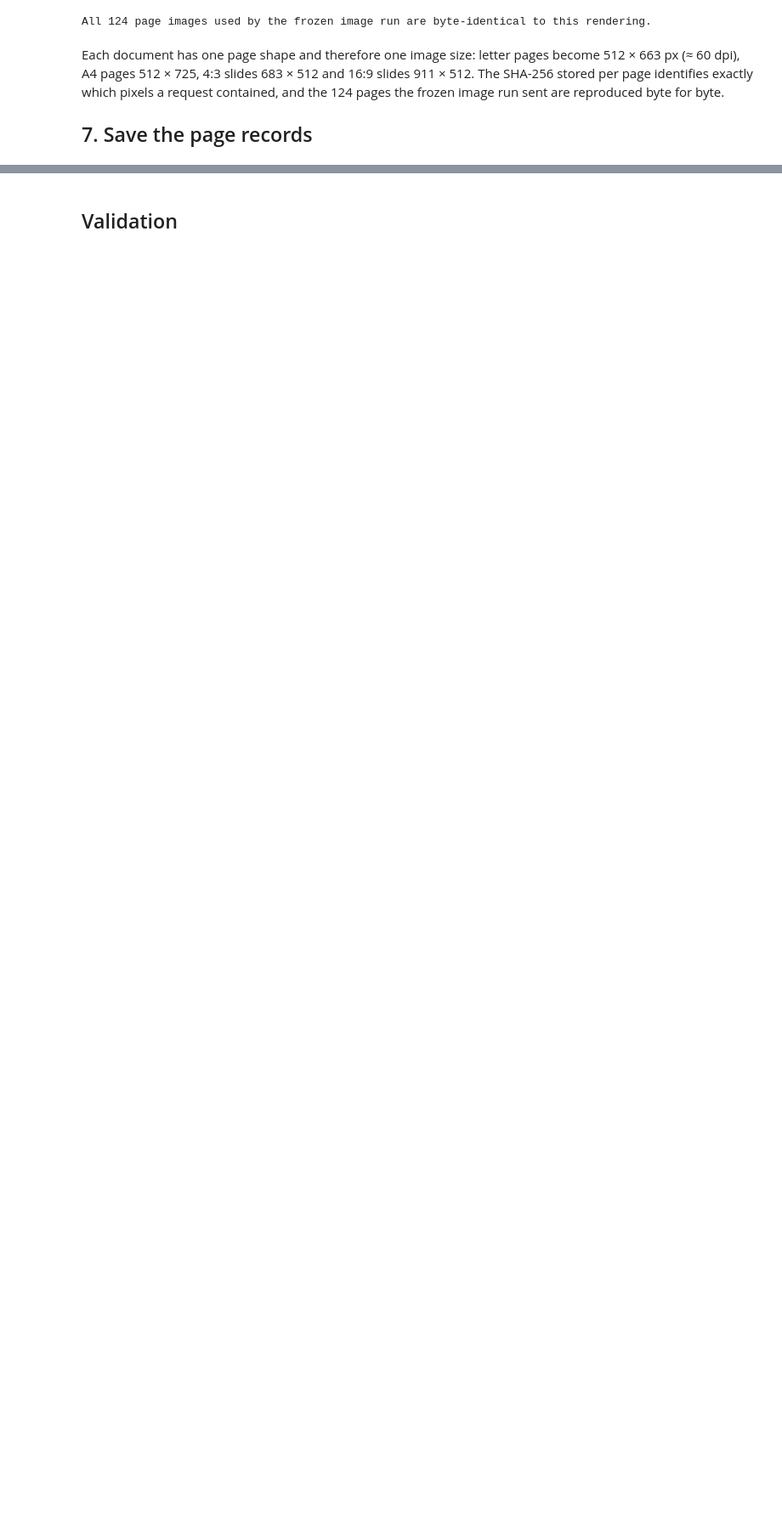
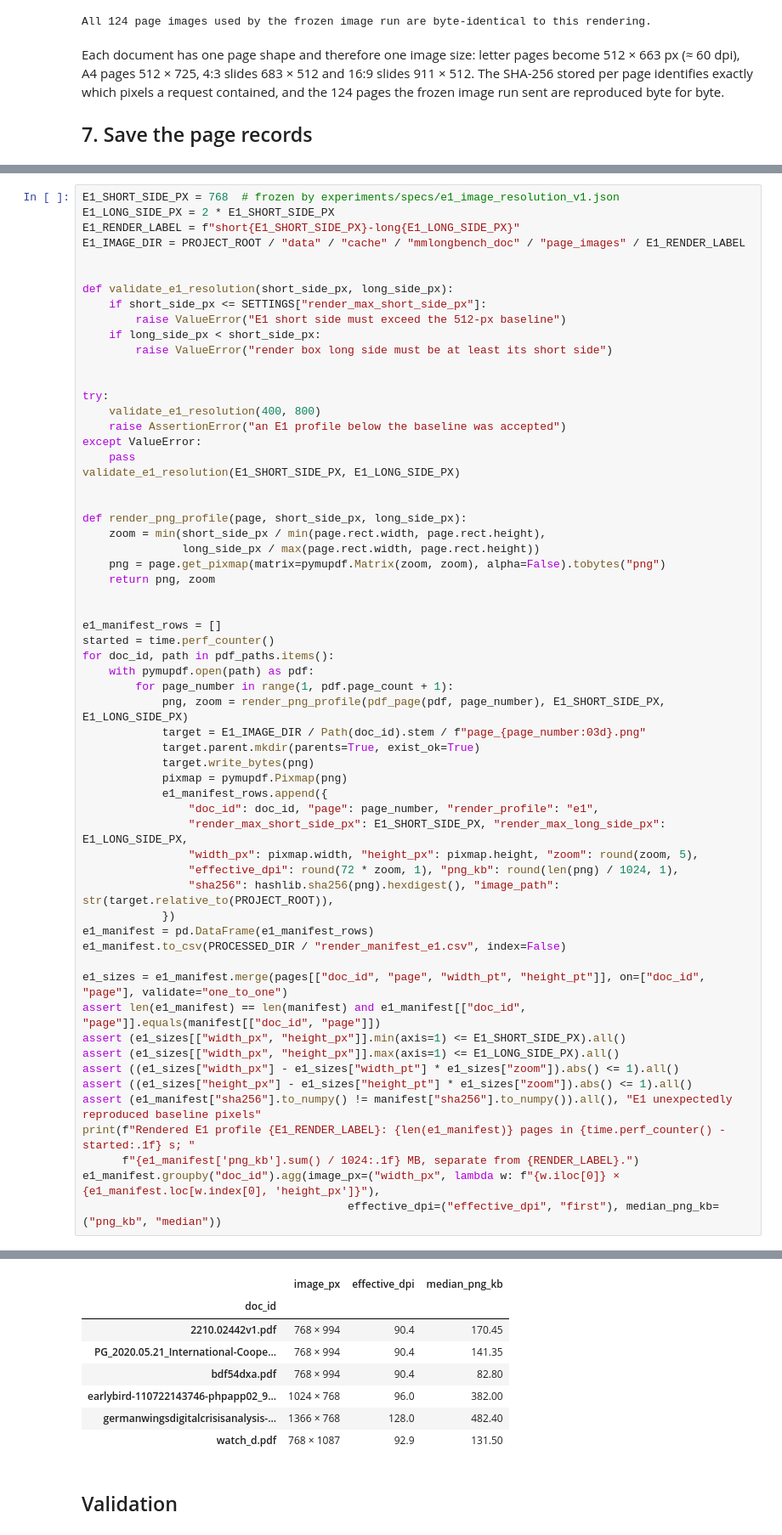
Before and after one commit to ROUSenghak/Multimodal-Document-Intelligence, a Jupyter notebook: notebooks/00_document_processing.ipynb, the cells around one changed output, grey strips where cells are left out. Shown at 85% size. Saved outputs shown, nothing was run; the diff lists cells and outputs as text; blank space fills up the shorter version.

Commit message:
Freeze E1 image-resolution experimental protocol

```diff
--- a/notebooks/00_document_processing.ipynb
+++ b/notebooks/00_document_processing.ipynb
@@ -576,0 +586,61 @@ pages.parquet schema:
+# %%
+E1_SHORT_SIDE_PX = 768  # frozen by experiments/specs/e1_image_resolution_v1.json
+E1_LONG_SIDE_PX = 2 * E1_SHORT_SIDE_PX
+E1_RENDER_LABEL = f"short{E1_SHORT_SIDE_PX}-long{E1_LONG_SIDE_PX}"
+E1_IMAGE_DIR = PROJECT_ROOT / "data" / "cache" / "mmlongbench_doc" / "page_images" / E1_RENDER_LABEL
+
+
+def validate_e1_resolution(short_side_px, long_side_px):
+    if short_side_px <= SETTINGS["render_max_short_side_px"]:
+        raise ValueError("E1 short side must exceed the 512-px baseline")
+    if long_side_px < short_side_px:
+        raise ValueError("render box long side must be at least its short side")
+
+
+try:
+    validate_e1_resolution(400, 800)
+    raise AssertionError("an E1 profile below the baseline was accepted")
+except ValueError:
+    pass
+validate_e1_resolution(E1_SHORT_SIDE_PX, E1_LONG_SIDE_PX)
+
+
+def render_png_profile(page, short_side_px, long_side_px):
+    zoom = min(short_side_px / min(page.rect.width, page.rect.height),
+               long_side_px / max(page.rect.width, page.rect.height))
+    png = page.get_pixmap(matrix=pymupdf.Matrix(zoom, zoom), alpha=False).tobytes("png")
+    return png, zoom
+
+
+e1_manifest_rows = []
+started = time.perf_counter()
+for doc_id, path in pdf_paths.items():
+    with pymupdf.open(path) as pdf:
+        for page_number in range(1, pdf.page_count + 1):
+            png, zoom = render_png_profile(pdf_page(pdf, page_number), E1_SHORT_SIDE_PX, E1_LONG_SIDE_PX)
+            target = E1_IMAGE_DIR / Path(doc_id).stem / f"page_{page_number:03d}.png"
+            target.parent.mkdir(parents=True, exist_ok=True)
+            target.write_bytes(png)
+            pixmap = pymupdf.Pixmap(png)
+            e1_manifest_rows.append({
+                "doc_id": doc_id, "page": page_number, "render_profile": "e1",
+                "render_max_short_side_px": E1_SHORT_SIDE_PX, "render_max_long_side_px": E1_LONG_SIDE_PX,
+                "width_px": pixmap.width, "height_px": pixmap.height, "zoom": round(zoom, 5),
+                "effective_dpi": round(72 * zoom, 1), "png_kb": round(len(png) / 1024, 1),
+                "sha256": hashlib.sha256(png).hexdigest(), "image_path": str(target.relative_to(PROJECT_ROOT)),
+            })
+e1_manifest = pd.DataFrame(e1_manifest_rows)
+e1_manifest.to_csv(PROCESSED_DIR / "render_manifest_e1.csv", index=False)
+
+e1_sizes = e1_manifest.merge(pages[["doc_id", "page", "width_pt", "height_pt"]], on=["doc_id", "page"], validate="one_to_one")
+assert len(e1_manifest) == len(manifest) and e1_manifest[["doc_id", "page"]].equals(manifest[["doc_id", "page"]])
+assert (e1_sizes[["width_px", "height_px"]].min(axis=1) <= E1_SHORT_SIDE_PX).all()
+assert (e1_sizes[["width_px", "height_px"]].max(axis=1) <= E1_LONG_SIDE_PX).all()
+assert ((e1_sizes["width_px"] - e1_sizes["width_pt"] * e1_sizes["zoom"]).abs() <= 1).all()
+assert ((e1_sizes["height_px"] - e1_sizes["height_pt"] * e1_sizes["zoom"]).abs() <= 1).all()
+assert (e1_manifest["sha256"].to_numpy() != manifest["sha256"].to_numpy()).all(), "E1 unexpectedly reproduced baseline pixels"
+print(f"Rendered E1 profile {E1_RENDER_LABEL}: {len(e1_manifest)} pages in {time.perf_counter() - started:.1f} s; "
+      f"{e1_manifest['png_kb'].sum() / 1024:.1f} MB, separate from {RENDER_LABEL}.")
+e1_manifest.groupby("doc_id").agg(image_px=("width_px", lambda w: f"{w.iloc[0]} × {e1_manifest.loc[w.index[0], 'height_px']}"),
+                                        effective_dpi=("effective_dpi", "first"), median_png_kb=("png_kb", "median"))
+# %% [output]
@@ -577,3 +648,11 @@ pages.parquet schema:
+|  | image_px | effective_dpi | median_png_kb |
+| doc_id |  |  |  |
+| 2210.02442v1.pdf | 768 × 994 | 90.4 | 170.45 |
+| PG_2020.05.21_International-Coope... | 768 × 994 | 90.4 | 141.35 |
+| bdf54dxa.pdf | 768 × 994 | 90.4 | 82.80 |
+| earlybird-110722143746-phpapp02_9... | 1024 × 768 | 96.0 | 382.00 |
+| germanwingsdigitalcrisisanalysis-... | 1366 × 768 | 128.0 | 482.40 |
+| watch_d.pdf | 768 × 1087 | 92.9 | 131.50 |
 # %% [markdown]
 ## Validation
 # %%
```
Also changed, not shown: parts of 9 cells of this notebook, 6 other files.
